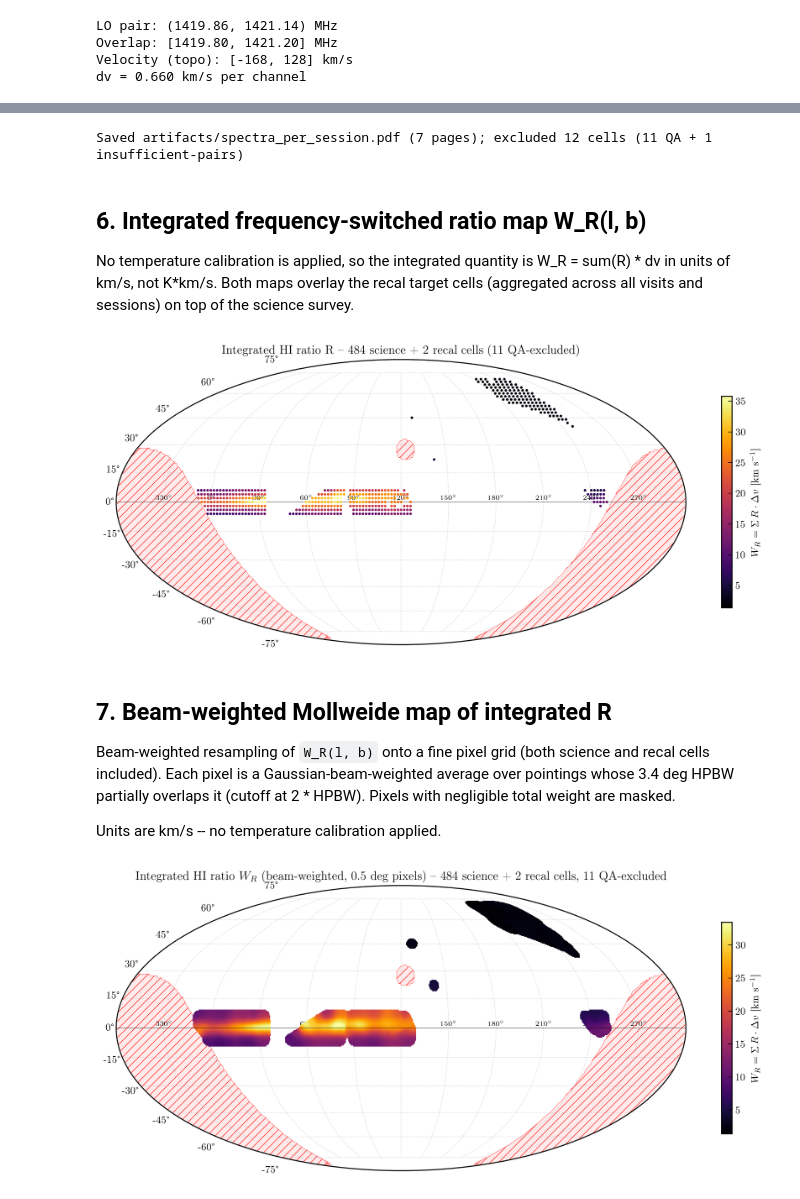
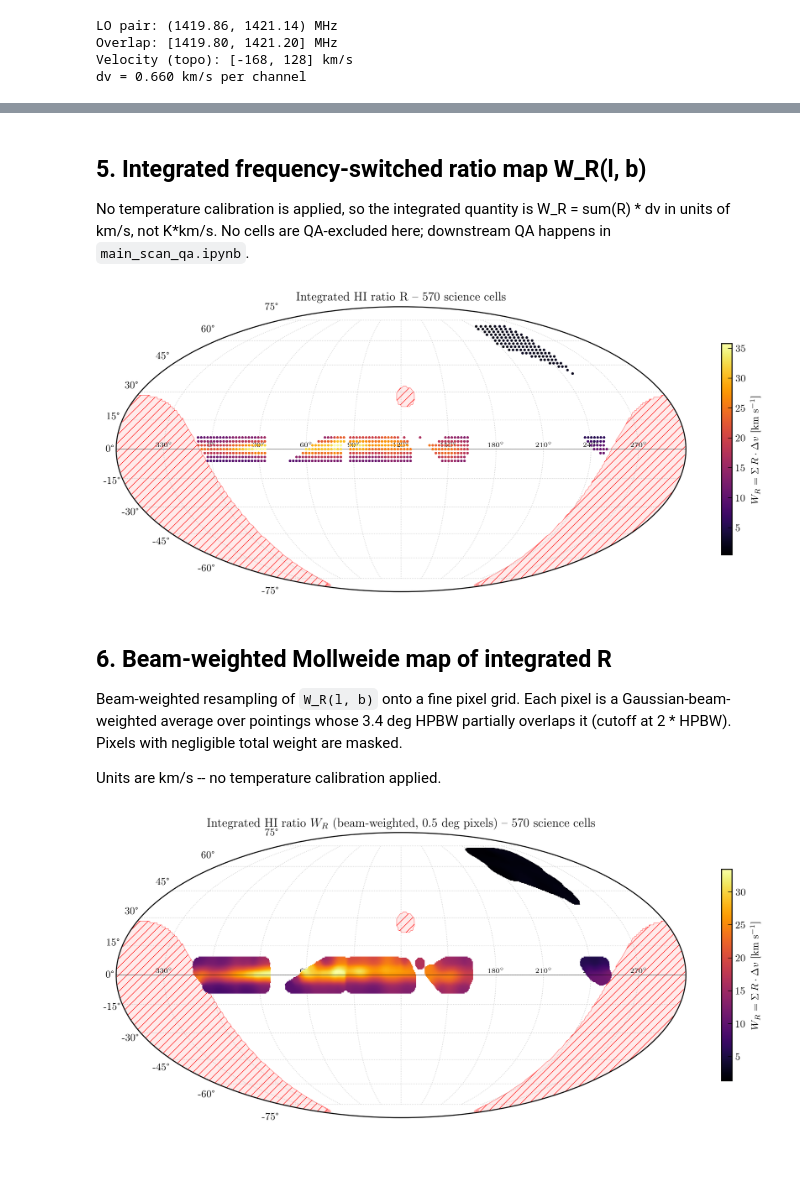
Before and after one commit to raw-asparagus/ay-121, a Jupyter notebook: labs/04/main_scan_load.ipynb, the cells around one changed output, grey strips where cells are left out. Cells and saved outputs as stored; diff of their text form; code cells hidden in the pictures; blank space fills up the shorter version.

```diff
--- a/labs/04/main_scan_load.ipynb
+++ b/labs/04/main_scan_load.ipynb
@@ -371,6 +205,0 @@ Neighbor QA: 495 cells analyzed (on R)
-# %%
-reobs = collect_reobserve(neighbor_cells, cells_insufficient_pairs)
-REOBSERVE_PATH.write_text(json.dumps(reobs, indent=2) + '\n')
-print(f'Wrote {REOBSERVE_PATH} -- {len(reobs)} cells')
-for r in reobs:
-    print(f"  l={r['l']:7.2f} b={r['b']:+3d}  ({r['reason']})")
@@ -391,31 +206,11 @@ Wrote artifacts/main_reobserve.json -- 12 cells
-# %%
-qa_flagged_set = {(c['gl'], c['gb']) for c in neighbor_cells
-                  if c['W_flag'] or c['peak_v_flag']}
-insufficient_set = {(c['l'], c['b']) for c in cells_insufficient_pairs}
-excluded_cells = qa_flagged_set | insufficient_set
-
-n_pages = spectra_per_session_pdf(
-    SPECTRA_PDF_PATH,
-    v_lsr_overlap,
-    viable_pairs_per_cell,
-    excluded_cells,
-    sessions,
-    spectrum_key=PAIR_SPECTRUM_KEY,
-)
-print(f'Saved {SPECTRA_PDF_PATH} ({n_pages} pages); '
-      f'excluded {len(excluded_cells)} cells '
-      f'({len(qa_flagged_set)} QA + {len(insufficient_set)} insufficient-pairs)')
-# %% [output]
-Saved artifacts/spectra_per_session.pdf (7 pages); excluded 12 cells (11 QA + 1 insufficient-pairs)
 # %% [markdown]
-## 6. Integrated frequency-switched ratio map W_R(l, b)
+## 5. Integrated frequency-switched ratio map W_R(l, b)
 
 No temperature calibration is applied, so the integrated quantity is
-W_R = sum(R) * dv in units of km/s, not K*km/s. Both maps overlay the
-recal target cells (aggregated across all visits and sessions) on top of
-the science survey.
+W_R = sum(R) * dv in units of km/s, not K*km/s. No cells are
+QA-excluded here; downstream QA happens in `main_scan_qa.ipynb`.
 # %%
-arrs = assemble_W_R_arrays(cell_combined, recal_cells, qa_flagged_set, dv_kms)
+arrs = assemble_W_R_arrays(cell_combined, {}, set(), dv_kms)
 gl_arr, gb_arr, W_R, valid_R = arrs['gl'], arrs['gb'], arrs['W_R'], arrs['valid']
 
 fig, ax = plot_survey_mollweide(
@@ -424,39 +219,36 @@ fig, ax = plot_survey_mollweide(
     cbar_label=r'$W_R = \Sigma\, R \cdot \Delta v$ [km s$^{-1}$]',
     cmap='inferno',
     marker_size=(SS_FINE + SS_MICRO) / 2,
-    title=(f'Integrated HI ratio R -- {arrs["n_sci"]} science + '
-           f'{arrs["n_recal"]} recal cells '
-           f'({len(qa_flagged_set)} QA-excluded)'),
+    title=f'Integrated HI ratio R -- {arrs["n_sci"]} science cells',
 )
 plt.show()
 # %% [output]
-[figure, old version]
+[figure, new version]
 # %% [markdown]
-## 7. Beam-weighted Mollweide map of integrated R
+## 6. Beam-weighted Mollweide map of integrated R
 
-Beam-weighted resampling of `W_R(l, b)` onto a fine pixel grid (both
-science and recal cells included). Each pixel is a Gaussian-beam-weighted
-average over pointings whose 3.4 deg HPBW partially overlaps it (cutoff
-at 2 * HPBW). Pixels with negligible total weight are masked.
+Beam-weighted resampling of `W_R(l, b)` onto a fine pixel grid. Each
+pixel is a Gaussian-beam-weighted average over pointings whose 3.4 deg
+HPBW partially overlaps it (cutoff at 2 * HPBW). Pixels with negligible
+total weight are masked.
 
 Units are km/s -- no temperature calibration applied.
 # %%
 PIXEL_DEG = 0.5      # Mollweide pixel size (deg); finer than HPBW for smooth fill
 CUTOFF_HPBW = 2.0    # include pointings within this many HPBW of each pixel center
 
 fig, ax = plot_survey_mollweide_gridded(
     gl_arr[valid_R], gb_arr[valid_R], W_R[valid_R],
     center_l=MOLL_CENTER_L,
     cbar_label=r'$W_R = \Sigma\, R \cdot \Delta v$ [km s$^{-1}$]',
     cmap='inferno',
     hpbw_deg=HPBW_DEG,
     pixel_deg=PIXEL_DEG,
     cutoff_hpbw=CUTOFF_HPBW,
     title=(f'Integrated HI ratio $W_R$ (beam-weighted, {PIXEL_DEG} deg pixels) -- '
-           f'{arrs["n_sci"]} science + {arrs["n_recal"]} recal cells, '
-           f'{len(qa_flagged_set)} QA-excluded'),
+           f'{arrs["n_sci"]} science cells'),
 )
 plt.show()
 # %% [output]
-[figure, old version]
+[figure, new version]
 # %%
```
Also changed, not shown: parts of 12 cells of this notebook, 5 other files.
